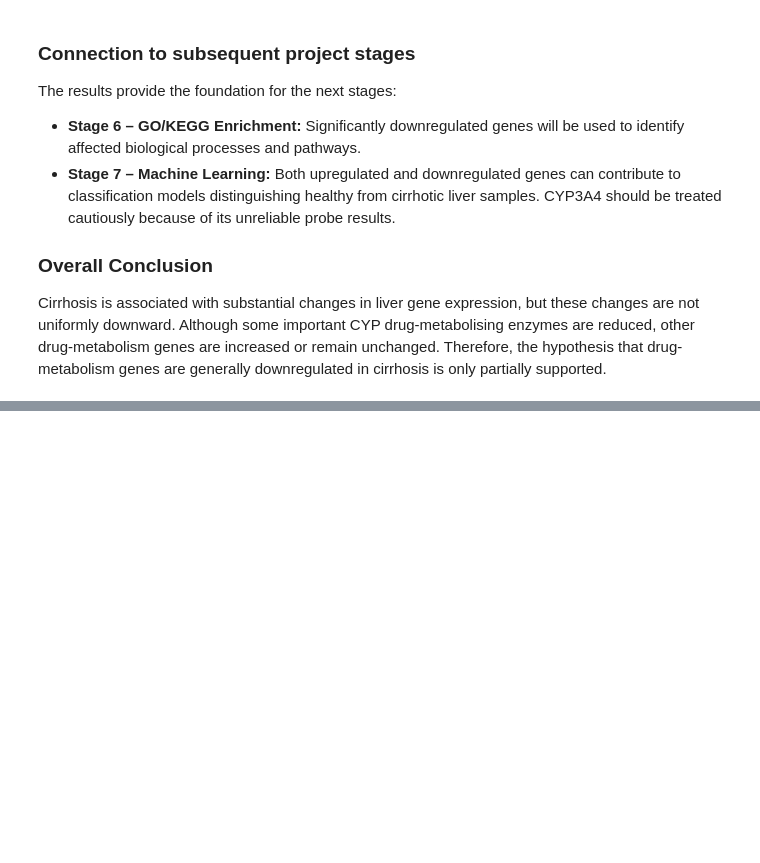
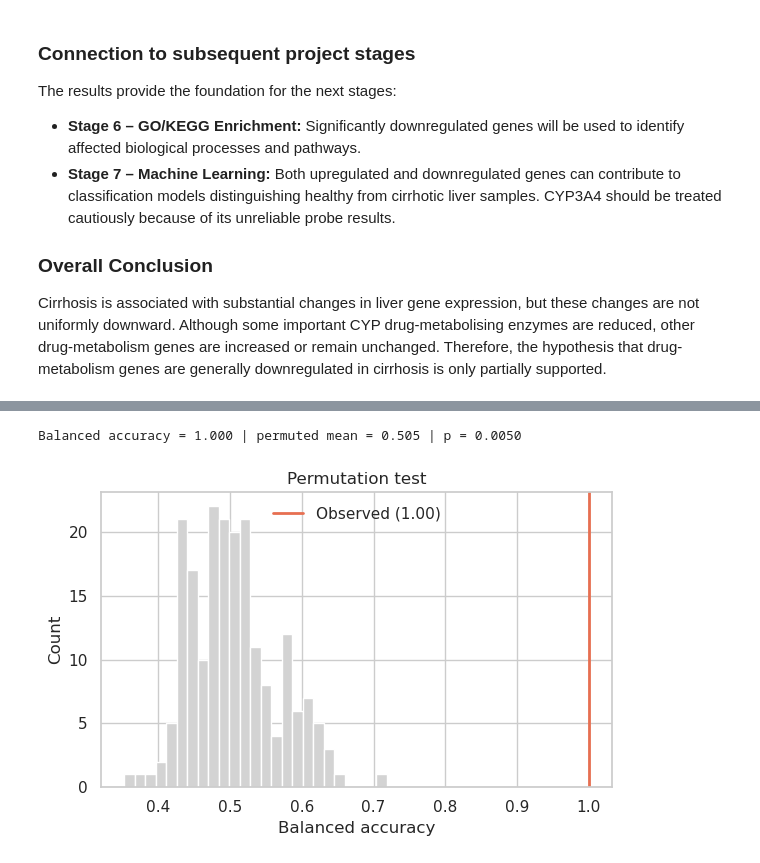
Before and after one commit to Jimmy-szn/cirrhosis-cyp-expression, a Jupyter notebook: notebooks/main.ipynb, the cells around one changed output, grey strips where cells are left out. Drawn from its saved outputs; the diff is of its cells as text; code cells hidden in the pictures; blank space fills up the shorter version.

```diff
--- a/notebooks/main.ipynb
+++ b/notebooks/main.ipynb
@@ -918,0 +1072,16 @@ Cirrhosis is associated with substantial changes in liver gene expression, but t
+# %%
+# Permutation test: does the model beat label-shuffled chance?
+score, perm_scores, pval = permutation_test_score(
+    best_pipe, X_best.values, y, scoring="balanced_accuracy",
+    cv=StratifiedKFold(n_splits=5, shuffle=True, random_state=SEED),
+    n_permutations=200, random_state=SEED, n_jobs=-1)
+print(f"Balanced accuracy = {score:.3f} | permuted mean = {perm_scores.mean():.3f} | p = {pval:.4f}")
+
+plt.figure(figsize=(6, 4))
+plt.hist(perm_scores, bins=25, color="lightgrey", edgecolor="white")
+plt.axvline(score, c="#e76f51", lw=2, label=f"Observed ({score:.2f})")
+plt.xlabel("Balanced accuracy"); plt.ylabel("Count"); plt.title("Permutation test"); plt.legend(frameon=False)
+plt.tight_layout(); plt.savefig(EDA_FIG / "ml3_permutation.png", dpi=150); plt.show()
+# %% [output]
+Balanced accuracy = 1.000 | permuted mean = 0.505 | p = 0.0050
+[figure, added]
```
Also changed, not shown: parts of 17 cells of this notebook, 15 other files.
